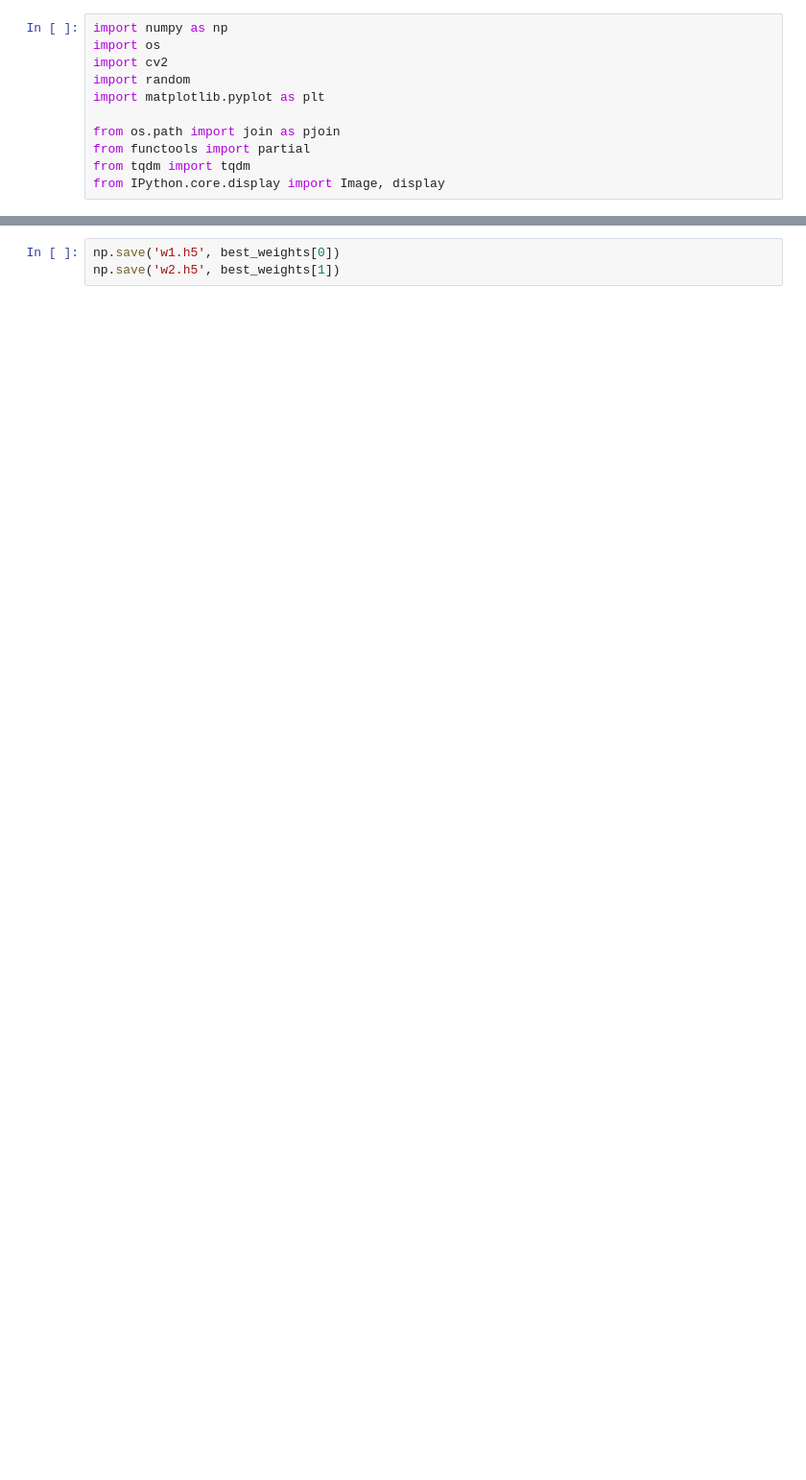
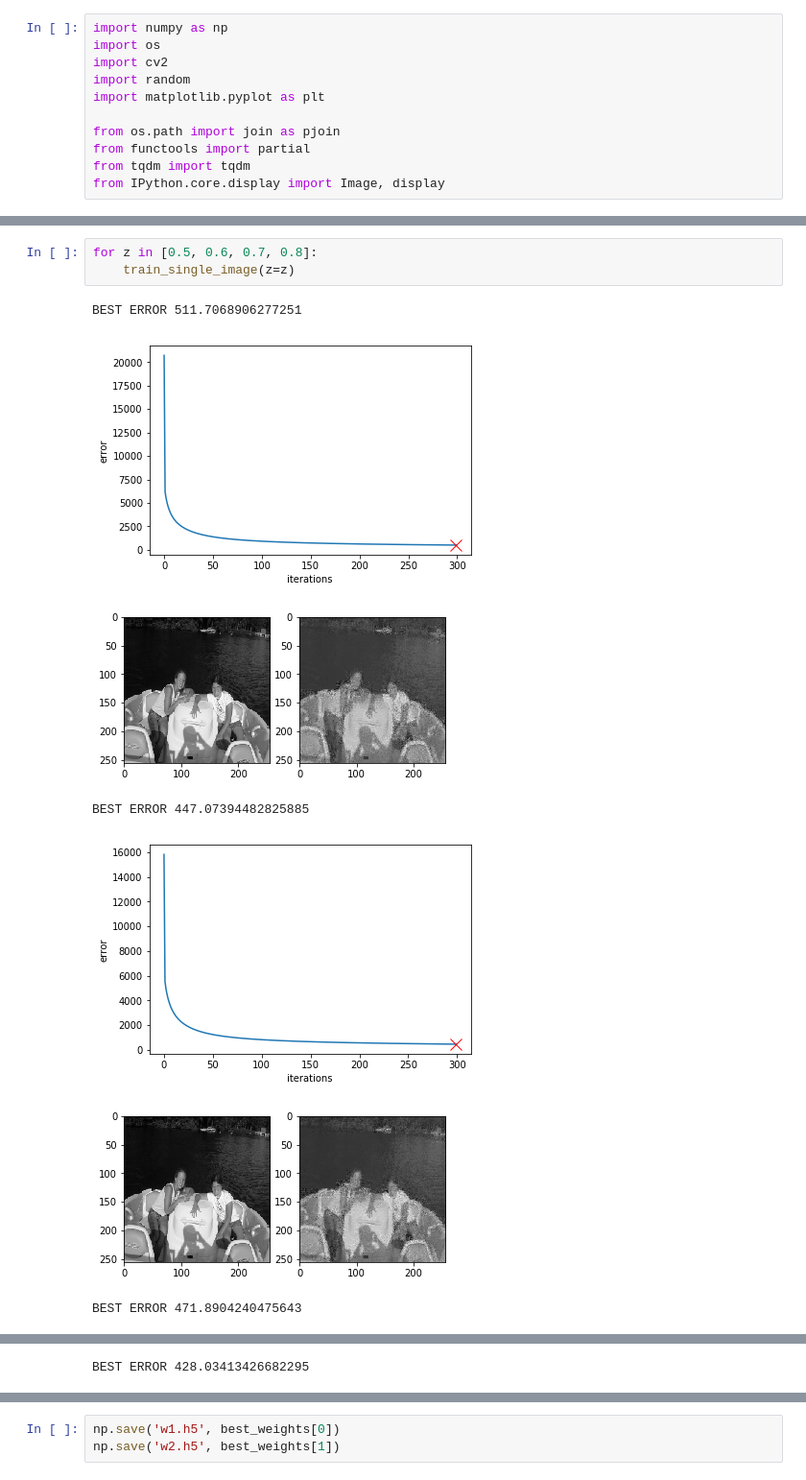
Before and after one commit to zaomatchbox/iai, a Jupyter notebook: 1/mrlzla/lab1.ipynb, the cells around one changed output, grey strips where cells are left out. Shown at 96% size. Cells and saved outputs as stored; diff of their text form; blank space fills up the shorter version.

```diff
--- a/1/mrlzla/lab1.ipynb
+++ b/1/mrlzla/lab1.ipynb
@@ -235,0 +206,11 @@ print(best_error)
+# %%
+for z in [0.5, 0.6, 0.7, 0.8]:
+    train_single_image(z=z)
+# %% [output]
+BEST ERROR 511.7068906277251
+[figure, added]
+[figure, added]
+BEST ERROR 447.07394482825885
+[figure, added]
+[figure, added]
+BEST ERROR 471.8904240475643
@@ -235,0 +219 @@ print(best_error)
+BEST ERROR 428.03413426682295
```
Also changed, not shown: parts of 24 cells of this notebook.
